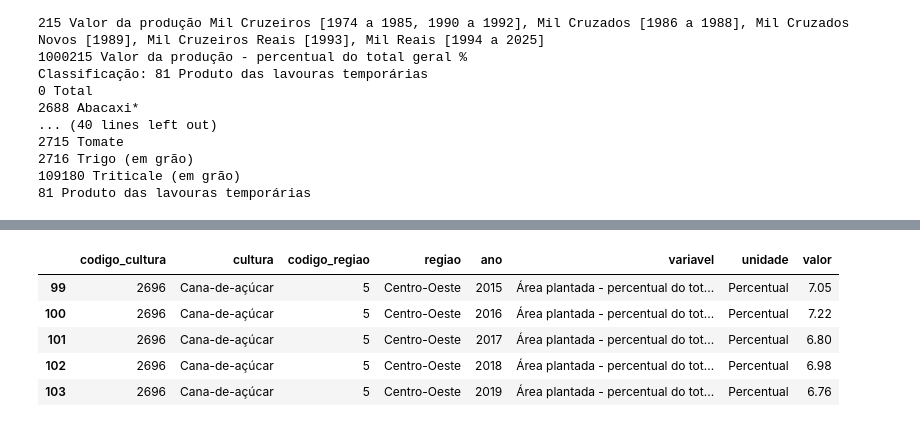
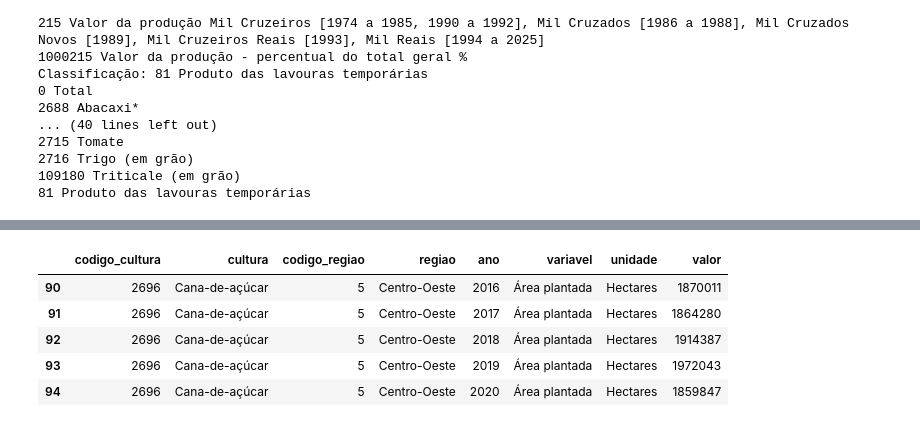
Before and after one commit to Marcos00758/Avaliacao_Credito_Rural, a Jupyter notebook: API_IBGE.ipynb, the cells around one changed output, grey strips where cells are left out. Saved outputs shown, nothing was run; the diff lists cells and outputs as text; code cells hidden in the pictures.

```diff
--- a/API_IBGE.ipynb
+++ b/API_IBGE.ipynb
@@ -104,50 +168,49 @@ area plantada por regiao
 # %%
-periodo = "2015-2025"
+periodo = "2016-2025"
 
 
 url = (
     "https://servicodados.ibge.gov.br/api/v3/agregados/"
-    f"{tabela_lavouras_temporárias}/periodos/{periodo}/variaveis/{area_plant_100}"
+    f"{tabela_lavouras_temporárias}/periodos/{periodo}/variaveis/{area_plant_H}"
 )
-
-parametros = {
-    "localidades": "N2[all]",
-    "classificacao": f"81[{id_soja},{id_cana},{id_milho}]"
-}
 
 dados = requisicao_certificada(url, parametros=parametros)
 
 variavel = dados[0]
 resultado = variavel["resultados"][0]
 
-linhas = []
+linhas_area_regional = []
 
 for resultado in variavel["resultados"]:
     categorias = resultado["classificacoes"][0]["categoria"]
 
     for codigo_cultura, nome_cultura in categorias.items():
         for serie in resultado["series"]:
             for ano, valor in serie["serie"].items():
-                linhas.append({
+                if valor == "-":
+                    valor = 0
+                elif not valor.isdecimal():
+                    continue
+                linhas_area_regional.append({
                     "codigo_cultura": codigo_cultura,
                     "cultura": nome_cultura,
                     "codigo_regiao": serie["localidade"]["id"],
                     "regiao": serie["localidade"]["nome"],
                     "ano": int(ano),
                     "variavel": variavel["variavel"],
                     "unidade": variavel["unidade"],
-                    "valor": valor
+                    "valor": int(valor)
                 })
 
-df_area = pd.DataFrame(linhas)
-df_area = df_area.sort_values(["regiao","cultura","ano","valor"])
+df_area_regional = pd.DataFrame(linhas_area_regional)
+df_area_regional = df_area_regional.sort_values(["regiao","cultura","ano","valor"])
 
-df_area.head()
+df_area_regional.head()
 # %% [output]
 |  | codigo_cultura | cultura | codigo_regiao | regiao | ano | variavel | unidade | valor |
-| 99 | 2696 | Cana-de-açúcar | 5 | Centro-Oeste | 2015 | Área plantada - percentual do tot... | Percentual | 7.05 |
-| 100 | 2696 | Cana-de-açúcar | 5 | Centro-Oeste | 2016 | Área plantada - percentual do tot... | Percentual | 7.22 |
-| 101 | 2696 | Cana-de-açúcar | 5 | Centro-Oeste | 2017 | Área plantada - percentual do tot... | Percentual | 6.80 |
-| 102 | 2696 | Cana-de-açúcar | 5 | Centro-Oeste | 2018 | Área plantada - percentual do tot... | Percentual | 6.98 |
-| 103 | 2696 | Cana-de-açúcar | 5 | Centro-Oeste | 2019 | Área plantada - percentual do tot... | Percentual | 6.76 |
+| 90 | 2696 | Cana-de-açúcar | 5 | Centro-Oeste | 2016 | Área plantada | Hectares | 1870011 |
+| 91 | 2696 | Cana-de-açúcar | 5 | Centro-Oeste | 2017 | Área plantada | Hectares | 1864280 |
+| 92 | 2696 | Cana-de-açúcar | 5 | Centro-Oeste | 2018 | Área plantada | Hectares | 1914387 |
+| 93 | 2696 | Cana-de-açúcar | 5 | Centro-Oeste | 2019 | Área plantada | Hectares | 1972043 |
+| 94 | 2696 | Cana-de-açúcar | 5 | Centro-Oeste | 2020 | Área plantada | Hectares | 1859847 |
 # %% [markdown]
```
Also changed, not shown: parts of 20 cells of this notebook.
